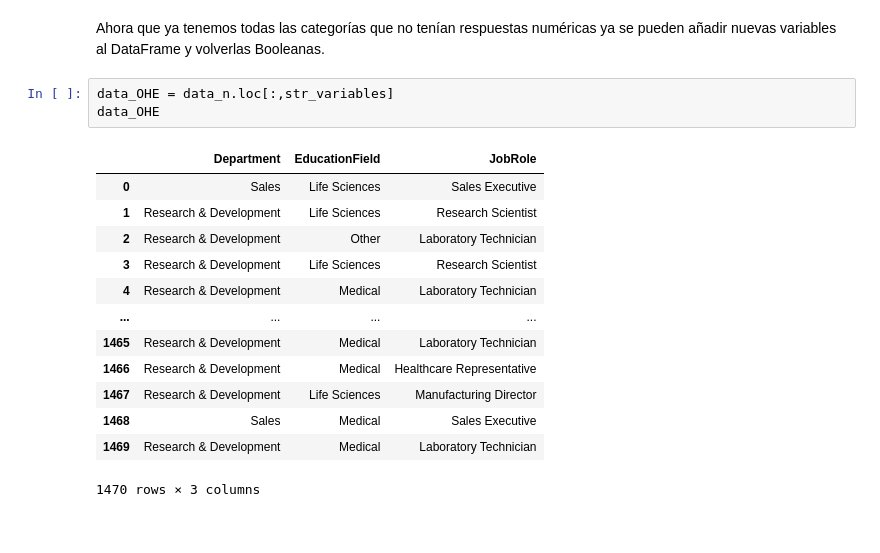
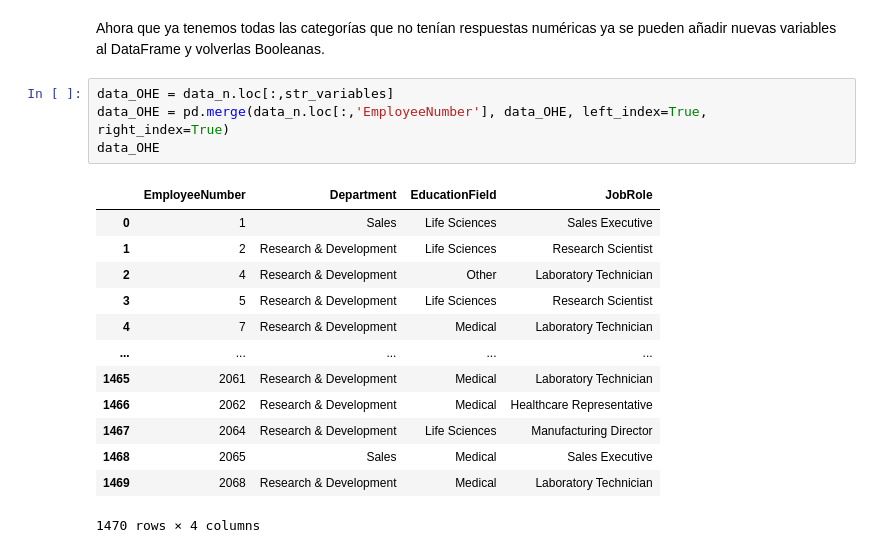
Before and after one commit to Bimex-es/Attrition, a Jupyter notebook: Coding/Machine_Learning_Python_TFM.ipynb, the cells around one changed output. Saved outputs shown, nothing was run; the diff lists cells and outputs as text.

```diff
--- a/Coding/Machine_Learning_Python_TFM.ipynb
+++ b/Coding/Machine_Learning_Python_TFM.ipynb
@@ -176,18 +180,19 @@ possible_answers
 Ahora que ya tenemos todas las categorías que no tenían respuestas numéricas ya se pueden añadir nuevas variables al DataFrame y volverlas Booleanas.
 # %%
 data_OHE = data_n.loc[:,str_variables]
+data_OHE = pd.merge(data_n.loc[:,'EmployeeNumber'], data_OHE, left_index=True, right_index=True)
 data_OHE
 # %% [output]
-|  | Department | EducationField | JobRole |
-| 0 | Sales | Life Sciences | Sales Executive |
-| 1 | Research & Development | Life Sciences | Research Scientist |
-| 2 | Research & Development | Other | Laboratory Technician |
-| 3 | Research & Development | Life Sciences | Research Scientist |
-| 4 | Research & Development | Medical | Laboratory Technician |
-| ... | ... | ... | ... |
-| 1465 | Research & Development | Medical | Laboratory Technician |
-| 1466 | Research & Development | Medical | Healthcare Representative |
-| 1467 | Research & Development | Life Sciences | Manufacturing Director |
-| 1468 | Sales | Medical | Sales Executive |
-| 1469 | Research & Development | Medical | Laboratory Technician |
+|  | EmployeeNumber | Department | EducationField | JobRole |
+| 0 | 1 | Sales | Life Sciences | Sales Executive |
+| 1 | 2 | Research & Development | Life Sciences | Research Scientist |
+| 2 | 4 | Research & Development | Other | Laboratory Technician |
+| 3 | 5 | Research & Development | Life Sciences | Research Scientist |
+| 4 | 7 | Research & Development | Medical | Laboratory Technician |
+| ... | ... | ... | ... | ... |
+| 1465 | 2061 | Research & Development | Medical | Laboratory Technician |
+| 1466 | 2062 | Research & Development | Medical | Healthcare Representative |
+| 1467 | 2064 | Research & Development | Life Sciences | Manufacturing Director |
+| 1468 | 2065 | Sales | Medical | Sales Executive |
+| 1469 | 2068 | Research & Development | Medical | Laboratory Technician |
-1470 rows × 3 columns
+1470 rows × 4 columns
```
Also changed, not shown: parts of 28 cells of this notebook, 1 other file.
